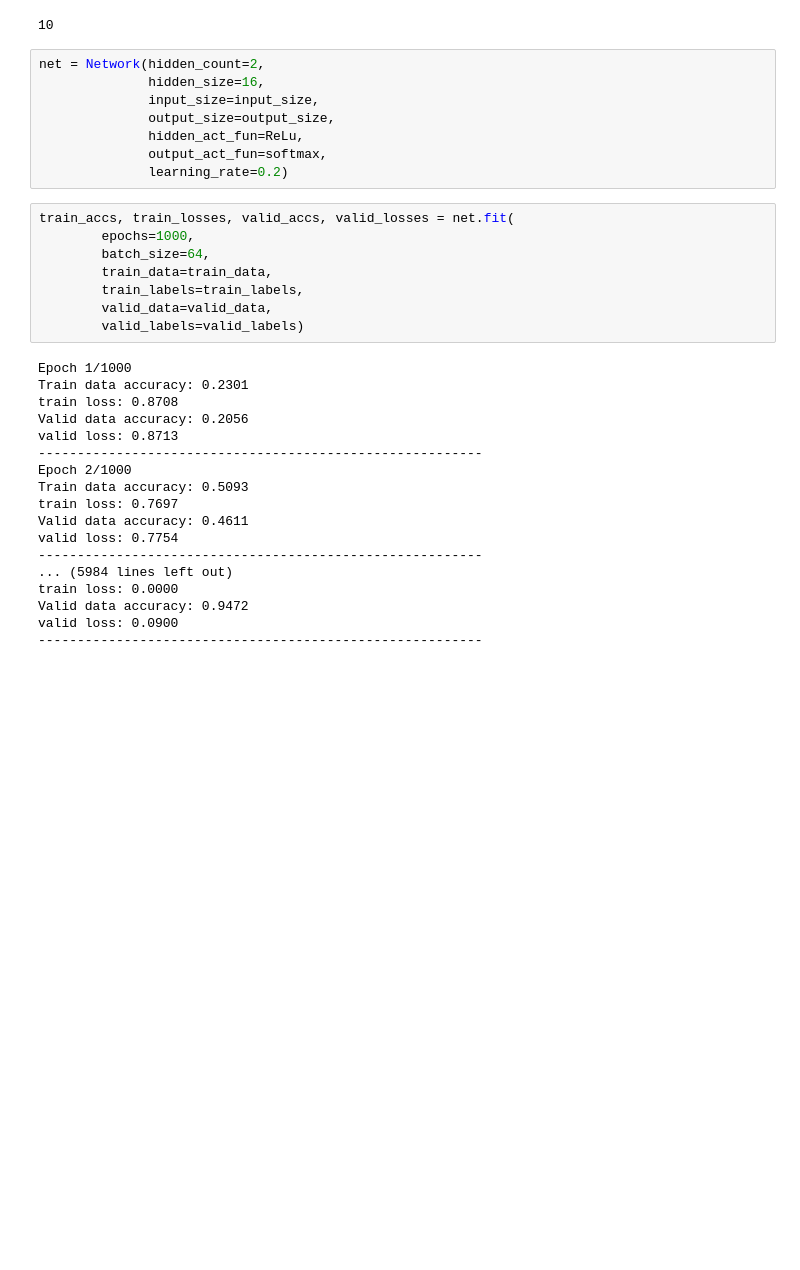
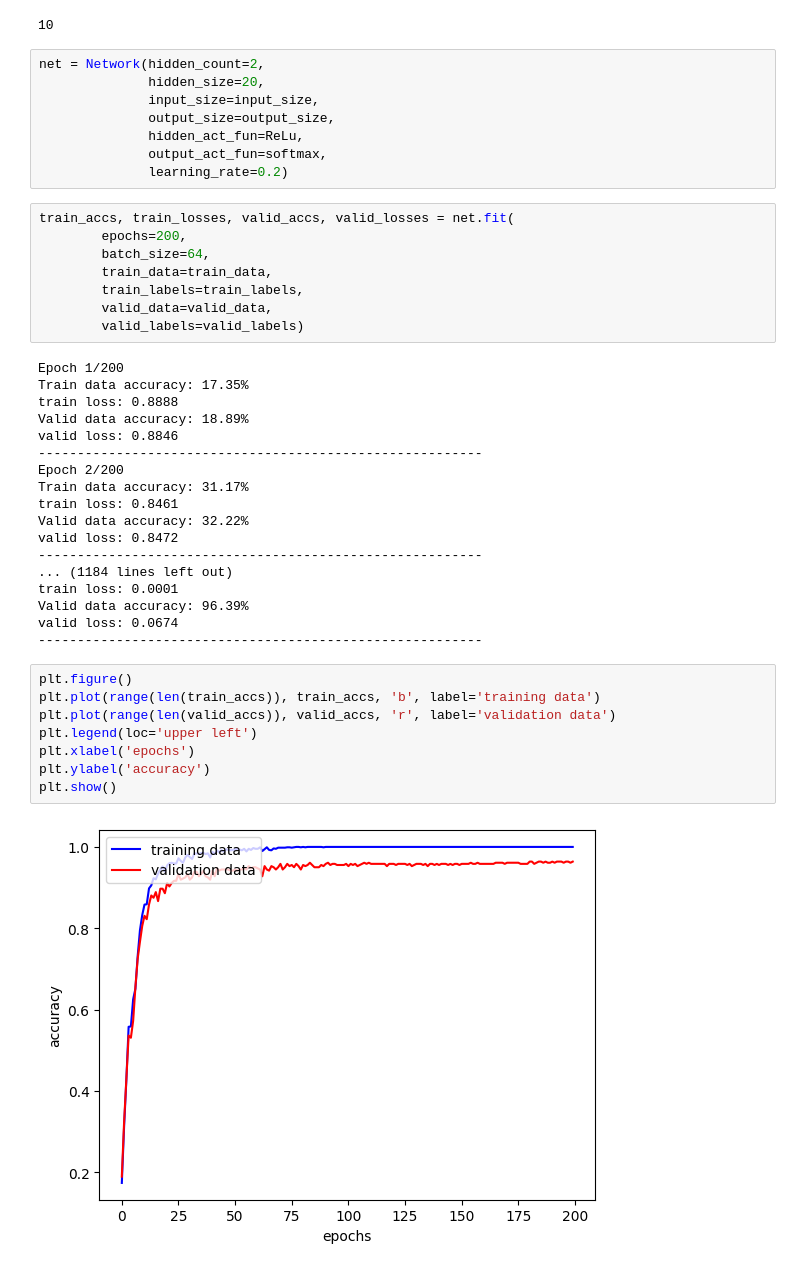
Before and after one commit to kbugala4/WSI_neutral_network, a Jupyter notebook: report/report_notebook.ipynb, the cells around one changed output. Cells and saved outputs as stored; diff of their text form; blank space fills up the shorter version.

```diff
--- a/report/report_notebook.ipynb
+++ b/report/report_notebook.ipynb
@@ -45,7 +46,7 @@ output_size
 10
 # %%
 net = Network(hidden_count=2,
-              hidden_size=16,
+              hidden_size=20,
               input_size=input_size,
               output_size=output_size,
               hidden_act_fun=ReLu,
@@ -53,27 +54,37 @@ net = Network(hidden_count=2,
               learning_rate=0.2)
 # %%
 train_accs, train_losses, valid_accs, valid_losses = net.fit(
-        epochs=1000,
+        epochs=200,
         batch_size=64,
         train_data=train_data,
         train_labels=train_labels,
         valid_data=valid_data,
         valid_labels=valid_labels)
 # %% [output]
-Epoch 1/1000
-Train data accuracy: 0.2301
-train loss: 0.8708
-Valid data accuracy: 0.2056
-valid loss: 0.8713
+Epoch 1/200
+Train data accuracy: 17.35%
+train loss: 0.8888
+Valid data accuracy: 18.89%
+valid loss: 0.8846
 ---------------------------------------------------------
-Epoch 2/1000
-Train data accuracy: 0.5093
-train loss: 0.7697
-Valid data accuracy: 0.4611
-valid loss: 0.7754
+Epoch 2/200
+Train data accuracy: 31.17%
+train loss: 0.8461
+Valid data accuracy: 32.22%
+valid loss: 0.8472
 ---------------------------------------------------------
-... (5984 lines left out)
-train loss: 0.0000
-Valid data accuracy: 0.9472
-valid loss: 0.0900
+... (1184 lines left out)
+train loss: 0.0001
+Valid data accuracy: 96.39%
+valid loss: 0.0674
 ---------------------------------------------------------
+# %%
+plt.figure()
+plt.plot(range(len(train_accs)), train_accs, 'b', label='training data')
+plt.plot(range(len(valid_accs)), valid_accs, 'r', label='validation data')
+plt.legend(loc='upper left')
+plt.xlabel('epochs')
+plt.ylabel('accuracy')
+plt.show()
+# %% [output]
+[figure, added]
```
Also changed, not shown: parts of 3 cells of this notebook, 1 other file.
